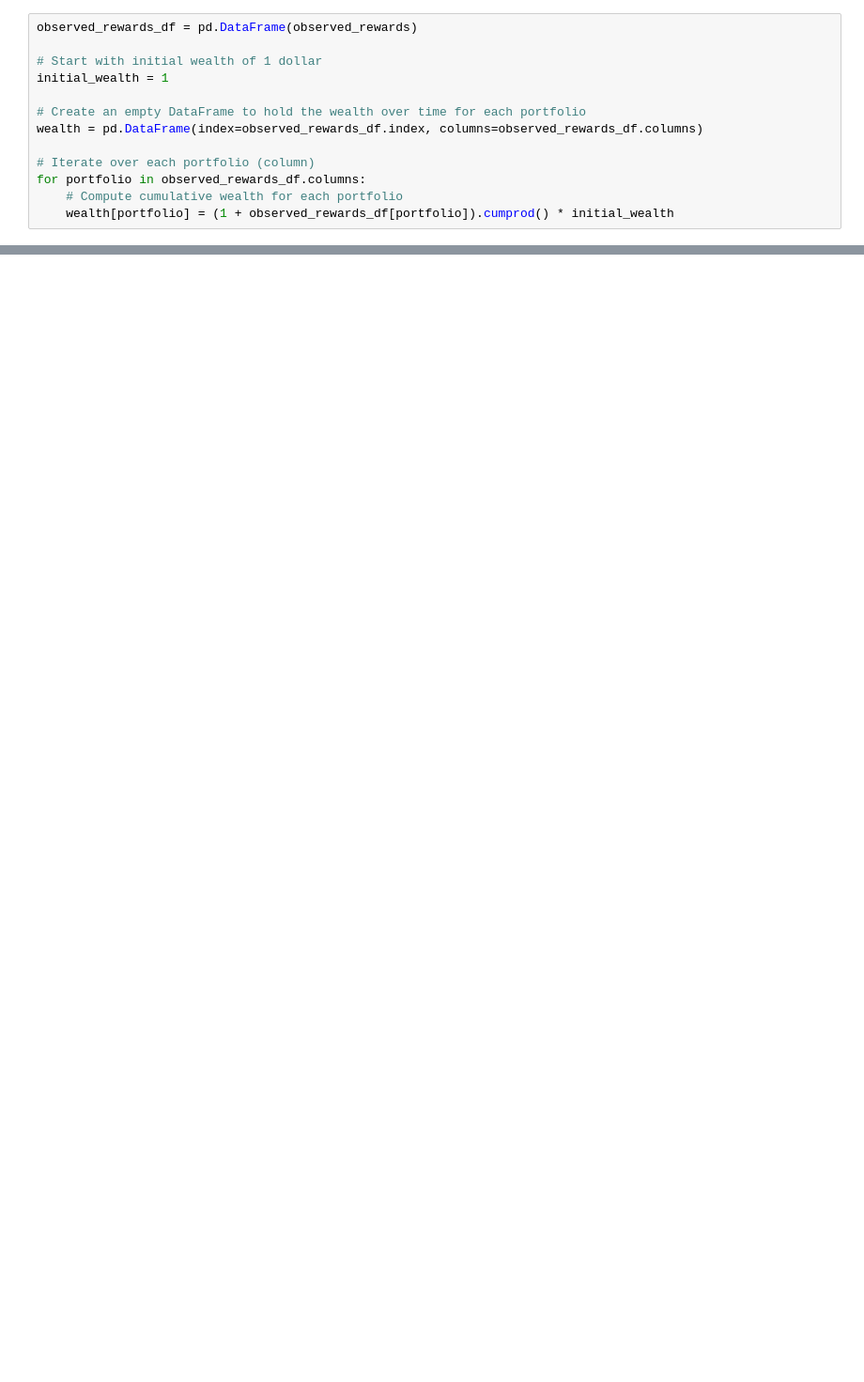
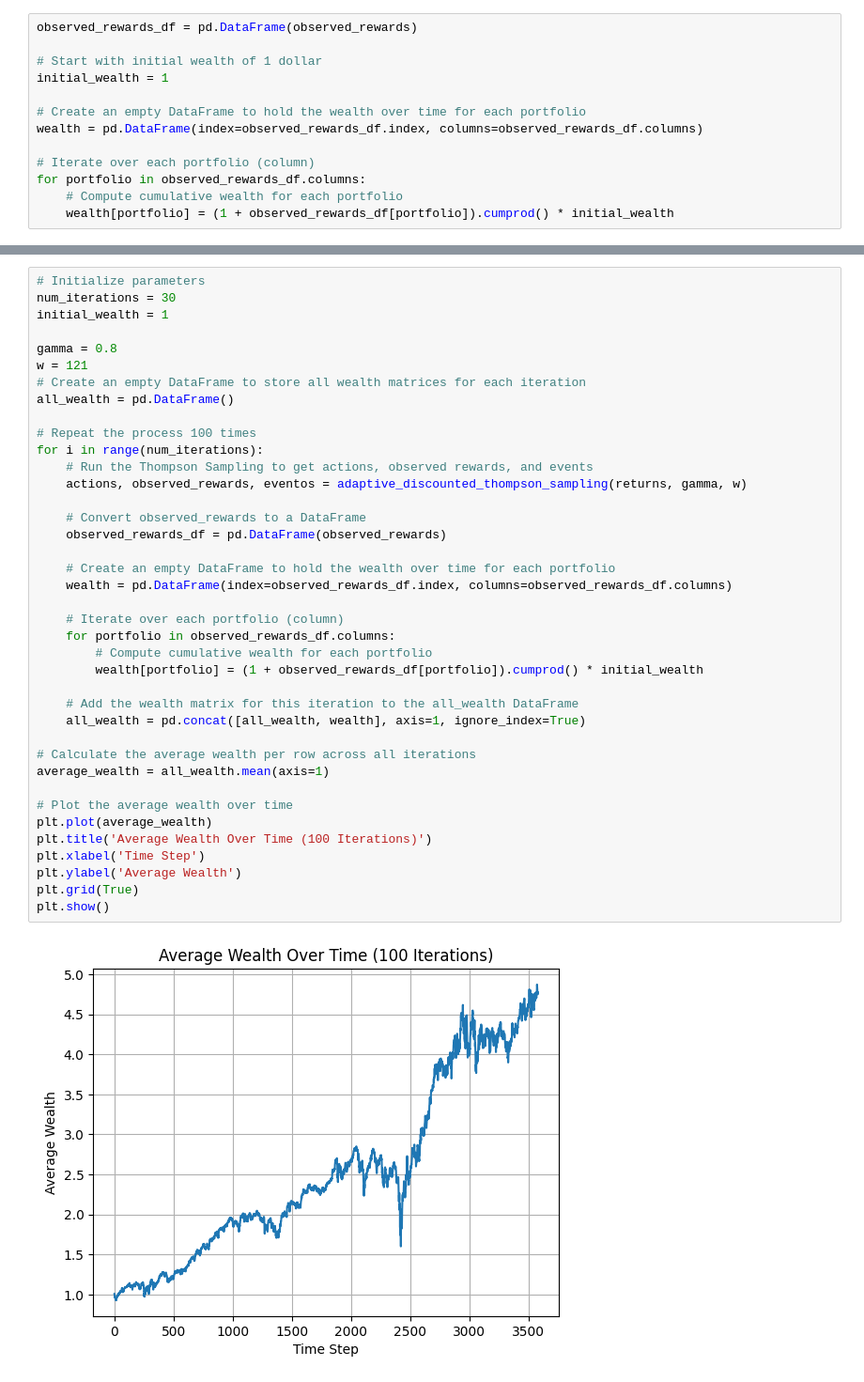
Before and after one commit to anamariapatron/modelos-de-interacciones-sociales-, a Jupyter notebook: trabajo final/Ortogonalizacion.ipynb, the cells around one changed output, grey strips where cells are left out. Shown at 94% size. Drawn from its saved outputs; the diff is of its cells as text; blank space fills up the shorter version.

```diff
--- a/trabajo final/Ortogonalizacion.ipynb
+++ b/trabajo final/Ortogonalizacion.ipynb
@@ -345,0 +323,41 @@ wealth
+# %%
+# Initialize parameters
+num_iterations = 30
+initial_wealth = 1
+
+gamma = 0.8
+w = 121
+# Create an empty DataFrame to store all wealth matrices for each iteration
+all_wealth = pd.DataFrame()
+
+# Repeat the process 100 times
+for i in range(num_iterations):
+    # Run the Thompson Sampling to get actions, observed rewards, and events
+    actions, observed_rewards, eventos = adaptive_discounted_thompson_sampling(returns, gamma, w)
+
+    # Convert observed_rewards to a DataFrame
+    observed_rewards_df = pd.DataFrame(observed_rewards)
+
+    # Create an empty DataFrame to hold the wealth over time for each portfolio
+    wealth = pd.DataFrame(index=observed_rewards_df.index, columns=observed_rewards_df.columns)
+
+    # Iterate over each portfolio (column)
+    for portfolio in observed_rewards_df.columns:
+        # Compute cumulative wealth for each portfolio
+        wealth[portfolio] = (1 + observed_rewards_df[portfolio]).cumprod() * initial_wealth
+
+    # Add the wealth matrix for this iteration to the all_wealth DataFrame
+    all_wealth = pd.concat([all_wealth, wealth], axis=1, ignore_index=True)
+
+# Calculate the average wealth per row across all iterations
+average_wealth = all_wealth.mean(axis=1)
+
+# Plot the average wealth over time
+plt.plot(average_wealth)
+plt.title('Average Wealth Over Time (100 Iterations)')
+plt.xlabel('Time Step')
+plt.ylabel('Average Wealth')
+plt.grid(True)
+plt.show()
+# %% [output]
+[figure, added]
```
Also changed, not shown: parts of 14 cells of this notebook.
